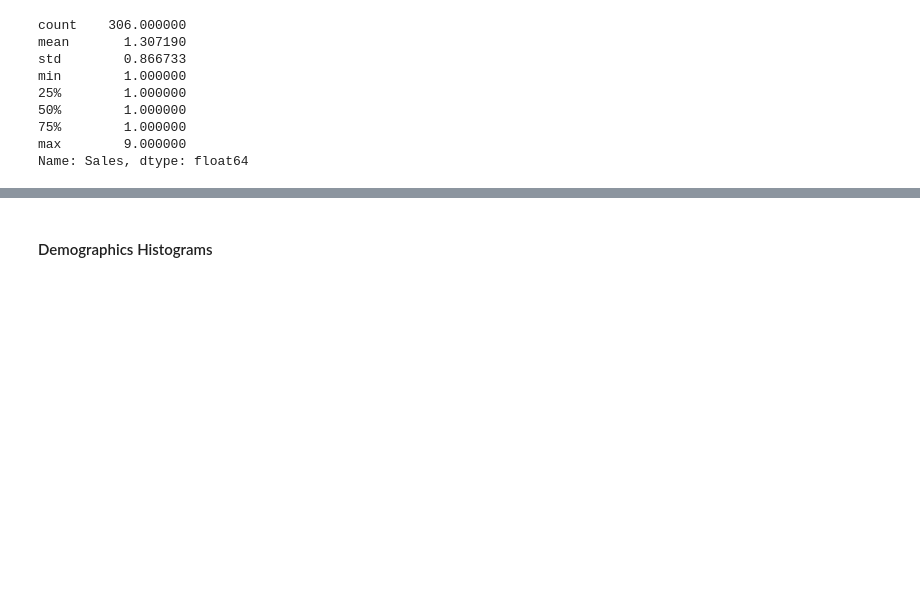
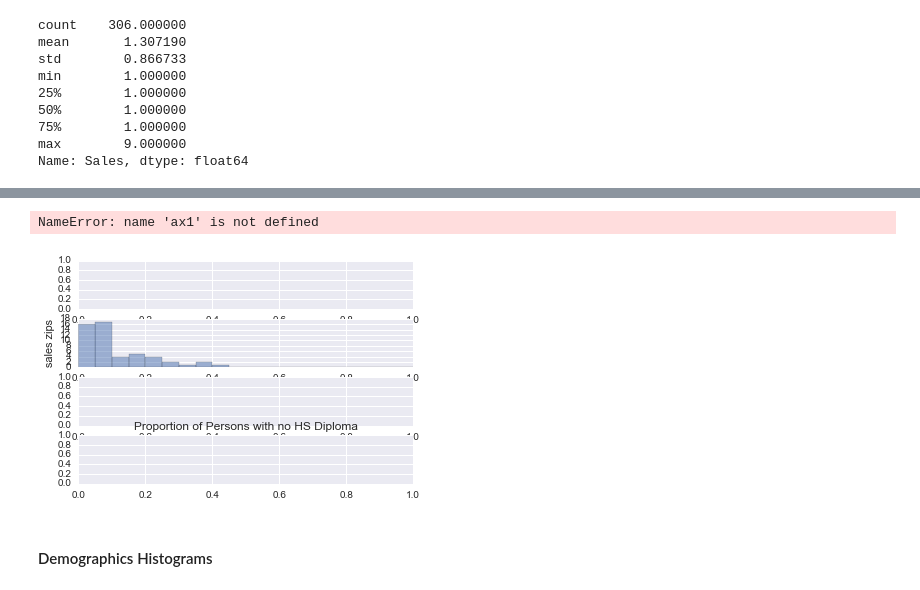
Before and after one commit to manifestlifeinc/open-data, a Jupyter notebook: samples/sci.ipynb, the cells around one changed output, grey strips where cells are left out. Drawn from its saved outputs; the diff is of its cells as text; code cells hidden in the pictures; blank space fills up the shorter version.

```diff
--- a/samples/sci.ipynb
+++ b/samples/sci.ipynb
@@ -324,0 +367,18 @@ highsaleszipssum_df
+# %%
+common_params = dict(bins=20, alpha=0.5,
+                     range=(0.0,1.0))
+
+fig, axs = plt.subplots(4,1)
+plt.title('Proportion of Persons with no HS Diploma')
+axs[1].set_ylabel('sales zips')
+axs[1].hist(highsaleszips['NOHSDIP'], label='Sales Zips', **common_params)
+
+axs[2] = ax1.twinx()
+axs[2].set_ylabel('nation')
+axs[2].hist(census_df['NOHSDIP'], label='Nation', histtype='step', linewidth=3, color='green', **common_params)
+
+plt.legend(loc='upper right')
+plt.show()
+# %% [output]
+NameError: name 'ax1' is not defined
+[figure, added]
```
Also changed, not shown: parts of 59 cells of this notebook.
